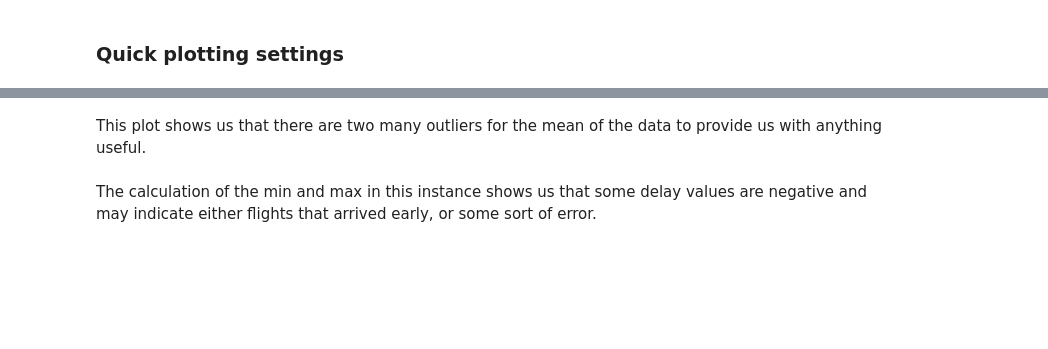
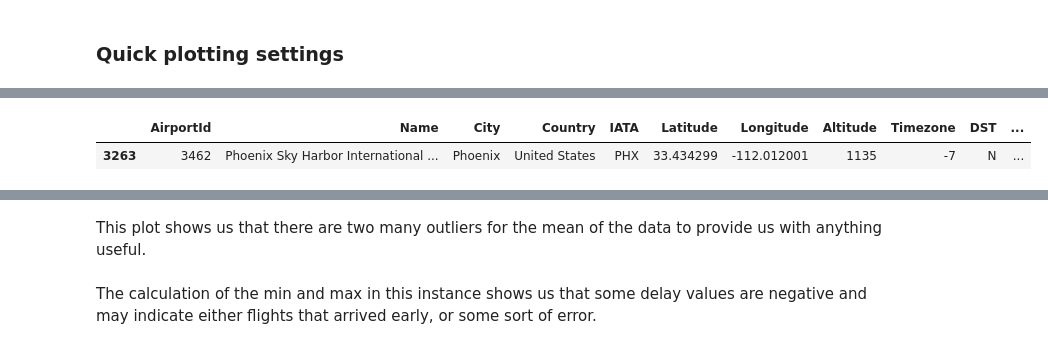
Before and after one commit to ethanbleier/Predicting-Flight-Delays-For-Domestic-Airlines, a Jupyter notebook: project2.ipynb, the cells around one changed output, grey strips where cells are left out. Cells and saved outputs as stored; diff of their text form; code cells hidden in the pictures; blank space fills up the shorter version.

```diff
--- a/project2.ipynb
+++ b/project2.ipynb
@@ -23,3 +30,5 @@ from sklearn.decomposition import PCA
 # %%
 path = kagglehub.dataset_download("giovamata/airlinedelaycauses")
 df = pd.read_csv(path + '/DelayedFlights.csv')
+port_df = pd.read_csv("https://raw.githubusercontent.com/jpatokal/openflights/master/data/airports.dat")
+plane_df = pd.read_csv("https://raw.githubusercontent.com/jpatokal/openflights/master/data/airlines.dat")
@@ -47,3 +158,8 @@ df = df.dropna(subset=['DepDelay', 'ArrDelay'])
+# %%
+port_df[port_df["IATA"] == "PHX"]
+# %% [output]
+|  | AirportId | Name | City | Country | IATA | Latitude | Longitude | Altitude | Timezone | DST | ... |
+| 3263 | 3462 | Phoenix Sky Harbor International ... | Phoenix | United States | PHX | 33.434299 | -112.012001 | 1135 | -7 | N | ... |
 # %%
 # Checking for outliers
 plt.boxplot([df['DepDelay'], df['ArrDelay']])
```
Also changed, not shown: parts of 23 cells of this notebook.
